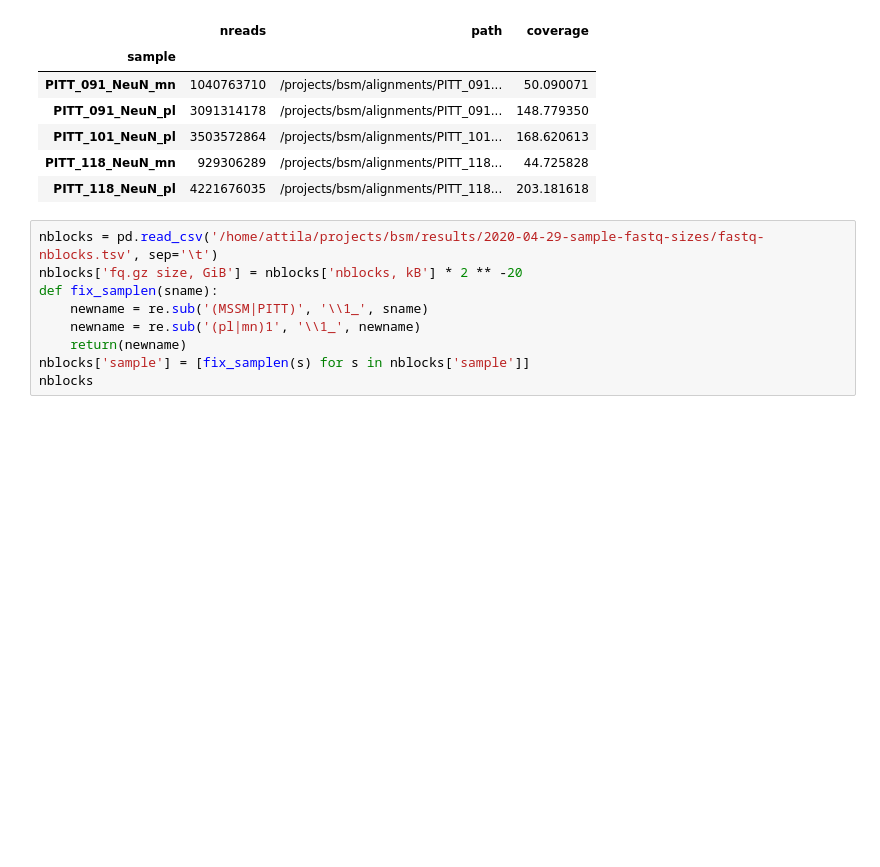
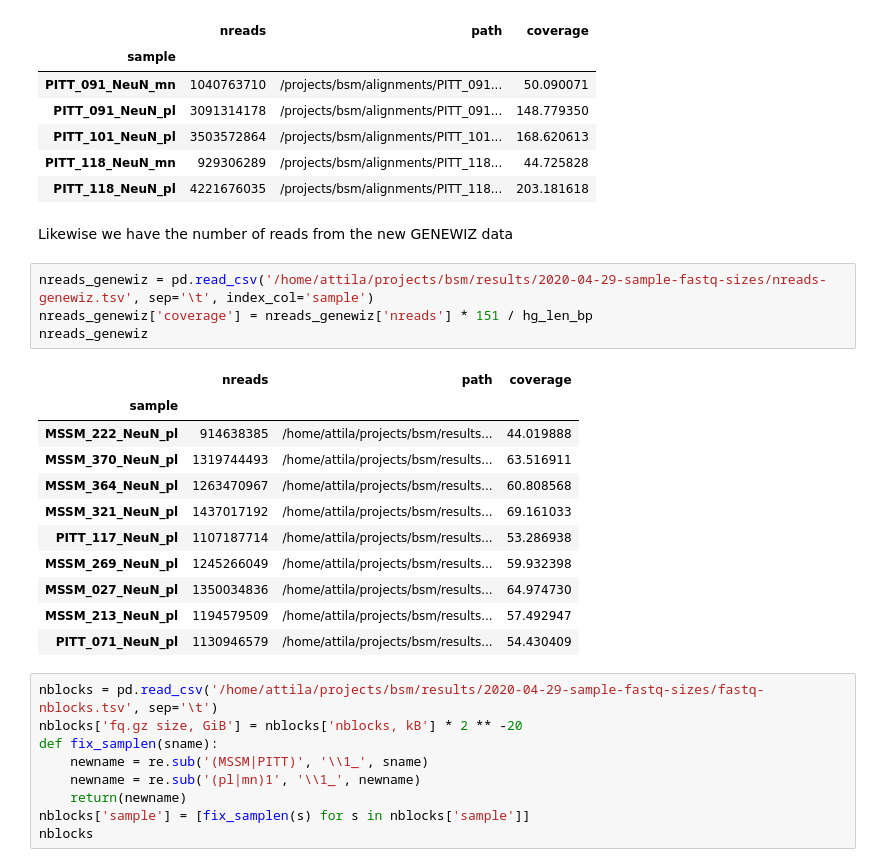
Before and after one commit to attilagk/BSM-research, a Jupyter notebook: notebook/2020-04-29-sample-fastq-sizes/2020-04-29-sample-fastq-sizes.ipynb, the cells around one changed output. Cells and saved outputs as stored; diff of their text form; blank space fills up the shorter version.

```diff
--- a/notebook/2020-04-29-sample-fastq-sizes/2020-04-29-sample-fastq-sizes.ipynb
+++ b/notebook/2020-04-29-sample-fastq-sizes/2020-04-29-sample-fastq-sizes.ipynb
@@ -40,6 +43,24 @@ nreads.tail()
 | PITT_101_NeuN_pl | 3503572864 | /projects/bsm/alignments/PITT_101... | 168.620613 |
 | PITT_118_NeuN_mn | 929306289 | /projects/bsm/alignments/PITT_118... | 44.725828 |
 | PITT_118_NeuN_pl | 4221676035 | /projects/bsm/alignments/PITT_118... | 203.181618 |
+# %% [markdown]
+Likewise we have the number of reads from the new GENEWIZ data
+# %%
+nreads_genewiz = pd.read_csv('/home/attila/projects/bsm/results/2020-04-29-sample-fastq-sizes/nreads-genewiz.tsv', sep='\t', index_col='sample')
+nreads_genewiz['coverage'] = nreads_genewiz['nreads'] * 151 / hg_len_bp
+nreads_genewiz
+# %% [output]
+|  | nreads | path | coverage |
+| sample |  |  |  |
+| MSSM_222_NeuN_pl | 914638385 | /home/attila/projects/bsm/results... | 44.019888 |
+| MSSM_370_NeuN_pl | 1319744493 | /home/attila/projects/bsm/results... | 63.516911 |
+| MSSM_364_NeuN_pl | 1263470967 | /home/attila/projects/bsm/results... | 60.808568 |
+| MSSM_321_NeuN_pl | 1437017192 | /home/attila/projects/bsm/results... | 69.161033 |
+| PITT_117_NeuN_pl | 1107187714 | /home/attila/projects/bsm/results... | 53.286938 |
+| MSSM_269_NeuN_pl | 1245266049 | /home/attila/projects/bsm/results... | 59.932398 |
+| MSSM_027_NeuN_pl | 1350034836 | /home/attila/projects/bsm/results... | 64.974730 |
+| MSSM_213_NeuN_pl | 1194579509 | /home/attila/projects/bsm/results... | 57.492947 |
+| PITT_071_NeuN_pl | 1130946579 | /home/attila/projects/bsm/results... | 54.430409 |
 # %%
 nblocks = pd.read_csv('/home/attila/projects/bsm/results/2020-04-29-sample-fastq-sizes/fastq-nblocks.tsv', sep='\t')
 nblocks['fq.gz size, GiB'] = nblocks['nblocks, kB'] * 2 ** -20
```
Also changed, not shown: parts of 9 cells of this notebook, 1 other file.
